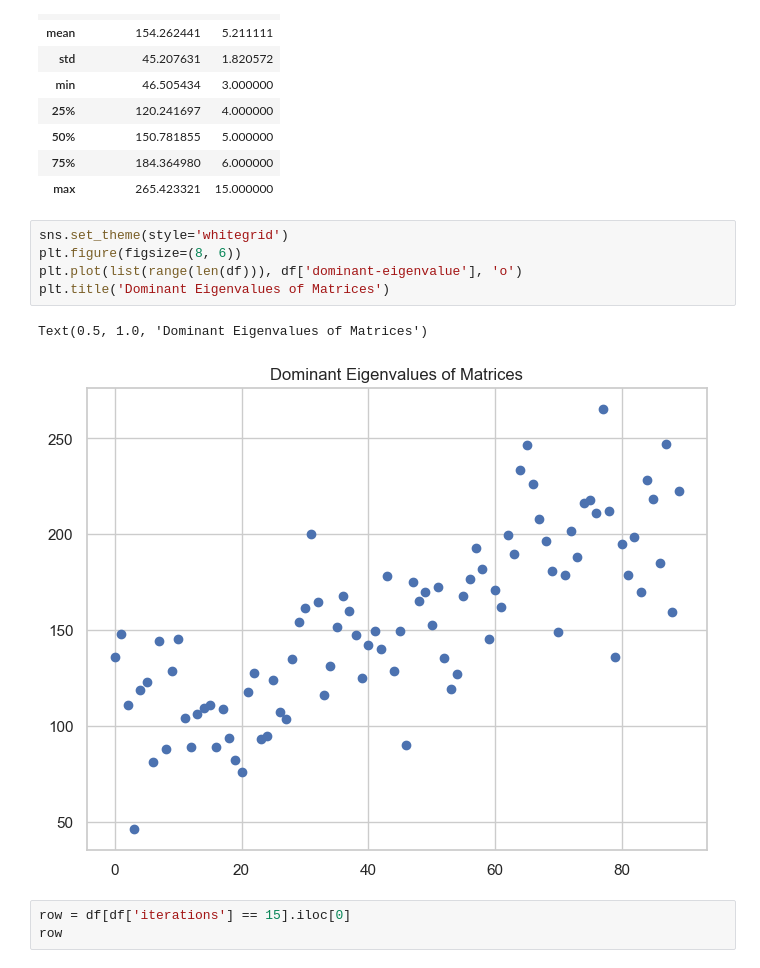
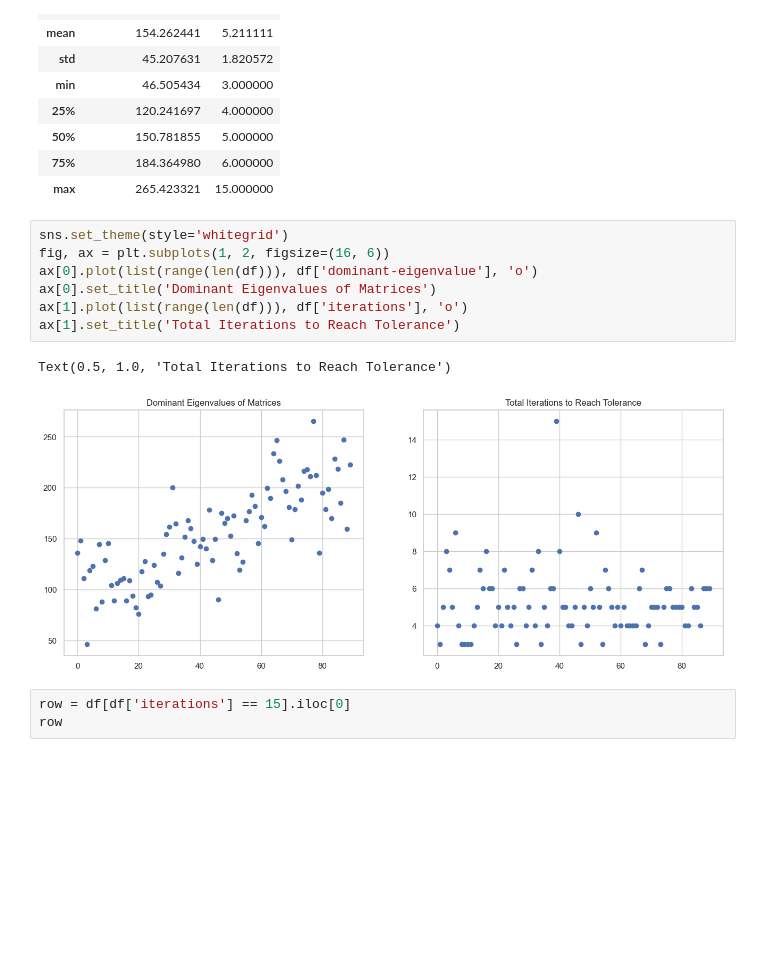
Before and after one commit to serize02/Eigen-Analyzer, a Jupyter notebook: data.ipynb, the cells around one changed output. Cells and saved outputs as stored; diff of their text form; blank space fills up the shorter version.

Commit message:
feat: still-adding-plots

```diff
--- a/data.ipynb
+++ b/data.ipynb
@@ -18,12 +21,14 @@ df.describe()
 | max | 265.423321 | 15.000000 |
 # %%
 sns.set_theme(style='whitegrid')
-plt.figure(figsize=(8, 6))
-plt.plot(list(range(len(df))), df['dominant-eigenvalue'], 'o')
-plt.title('Dominant Eigenvalues of Matrices')
+fig, ax = plt.subplots(1, 2, figsize=(16, 6))
+ax[0].plot(list(range(len(df))), df['dominant-eigenvalue'], 'o')
+ax[0].set_title('Dominant Eigenvalues of Matrices')
+ax[1].plot(list(range(len(df))), df['iterations'], 'o')
+ax[1].set_title('Total Iterations to Reach Tolerance')
 # %% [output]
-Text(0.5, 1.0, 'Dominant Eigenvalues of Matrices')
+Text(0.5, 1.0, 'Total Iterations to Reach Tolerance')
-[figure, old version]
+[figure, new version]
 # %%
 row = df[df['iterations'] == 15].iloc[0]
 row
```
Also changed, not shown: parts of 1 cell of this notebook.
